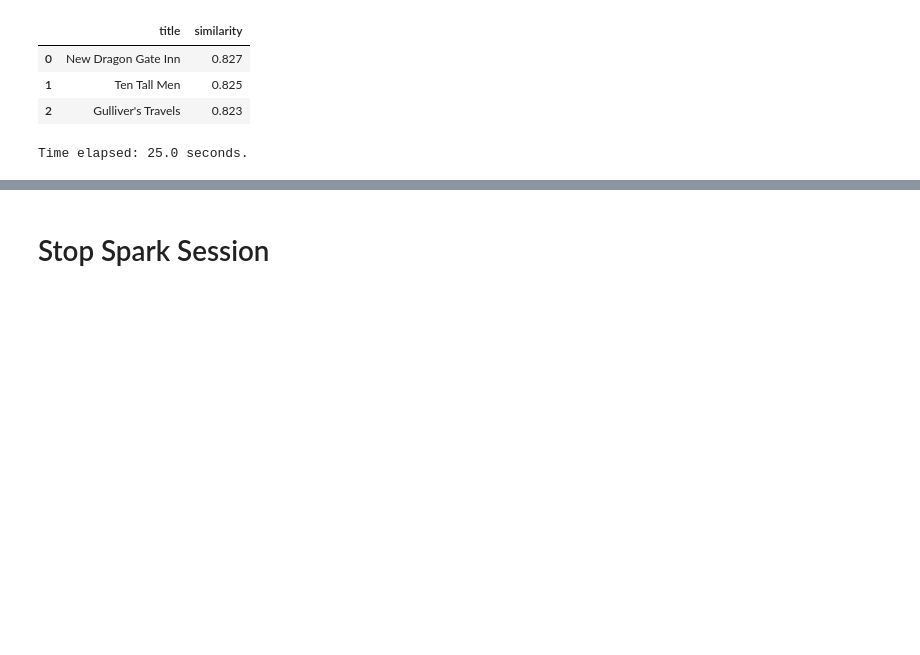
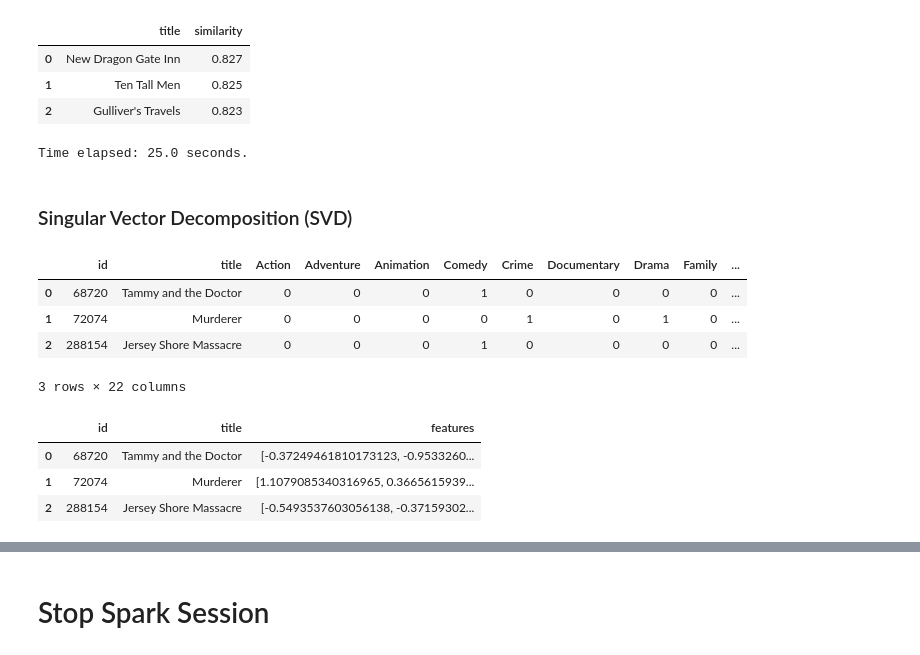
Before and after one commit to DomingoPC/Movie-Recommender-System, a Jupyter notebook: content_based_rs.ipynb, the cells around one changed output, grey strips where cells are left out. Cells and saved outputs as stored; diff of their text form; code cells hidden in the pictures; blank space fills up the shorter version.

```diff
--- a/content_based_rs.ipynb
+++ b/content_based_rs.ipynb
@@ -926,3 +926,39 @@ Movies similar to Pirates of the Caribbean: The Curse of the Black Pearl.
 | 1 | Ten Tall Men | 0.825 |
 | 2 | Gulliver's Travels | 0.823 |
 Time elapsed: 25.0 seconds.
+# %% [markdown]
+### Singular Vector Decomposition (SVD)
+# %%
+from pyspark.ml.feature import PCA
+from pyspark.ml.feature import VectorAssembler
+import time
+
+# Create Movie-Genres dataframe
+genres = df.select('id', 'title',
+                   f.explode(f.col('genres')).alias('genre'), # A row per genre
+                   f.lit(1).alias('value')) # Mark as present
+
+genres = genres.groupby('id', 'title').pivot('genre').sum('value').fillna(0)
+display(genres.limit(3).toPandas())
+# %% [output]
+|  | id | title | Action | Adventure | Animation | Comedy | Crime | Documentary | Drama | Family | ... |
+| 0 | 68720 | Tammy and the Doctor | 0 | 0 | 0 | 1 | 0 | 0 | 0 | 0 | ... |
+| 1 | 72074 | Murderer | 0 | 0 | 0 | 0 | 1 | 0 | 1 | 0 | ... |
+| 2 | 288154 | Jersey Shore Massacre | 0 | 0 | 0 | 1 | 0 | 0 | 0 | 0 | ... |
+3 rows × 22 columns
+# %%
+# Convert Genre Columns to Feature Vector
+vector_assembler = VectorAssembler(inputCols=genres.drop('title', 'id').columns, outputCol="genres_features")
+df_features = vector_assembler.transform(genres).select('id', "title", "genres_features")
+
+# Apply SVD (using PCA as a substitute for Truncated SVD)
+k = 5  # Reduce to 5 latent dimensions
+pca = PCA(k=k, inputCol="genres_features", outputCol="features")
+df_svd = pca.fit(df_features).transform(df_features).select('id', "title", "features")
+
+display(df_svd.limit(3).toPandas())
+# %% [output]
+|  | id | title | features |
+| 0 | 68720 | Tammy and the Doctor | [-0.37249461810173123, -0.9533260... |
+| 1 | 72074 | Murderer | [1.1079085340316965, 0.3665615939... |
+| 2 | 288154 | Jersey Shore Massacre | [-0.5493537603056138, -0.37159302... |
```
Also changed, not shown: parts of 3 cells of this notebook.
